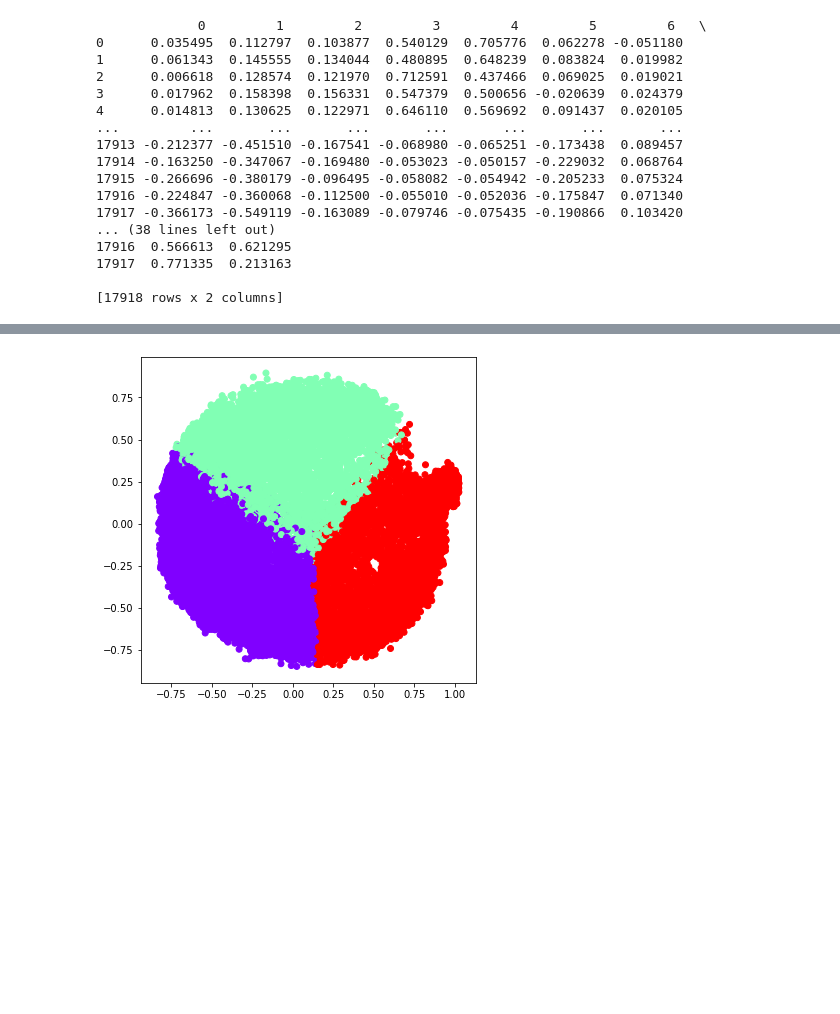
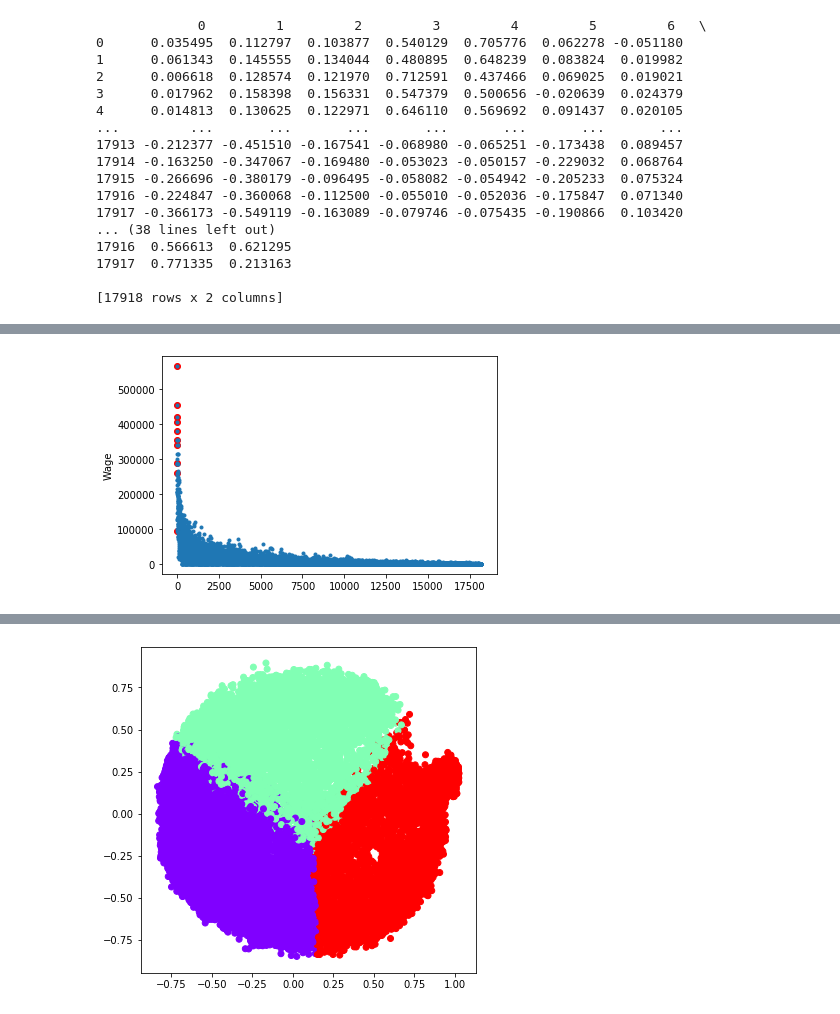
Before and after one commit to chhanganivarun/data-analysis-assignments, a Jupyter notebook: 02/Assignment 2.ipynb, the cells around one changed output, grey strips where cells are left out. Cells and saved outputs as stored; diff of their text form; code cells hidden in the pictures; blank space fills up the shorter version.

```diff
--- a/02/Assignment 2.ipynb
+++ b/02/Assignment 2.ipynb
@@ -346 +310,9 @@ X_principal
+# %%
+wage_data=ahc_df['Wage']
+plt.plot(wage_data[:10],'ro')
+plt.plot(wage_data,'.')
+plt.ylabel('Wage')
+plt.show()
+# %% [output]
+[figure, added]
 # %% [markdown]
```
Also changed, not shown: parts of 18 cells of this notebook, 27 other files.
